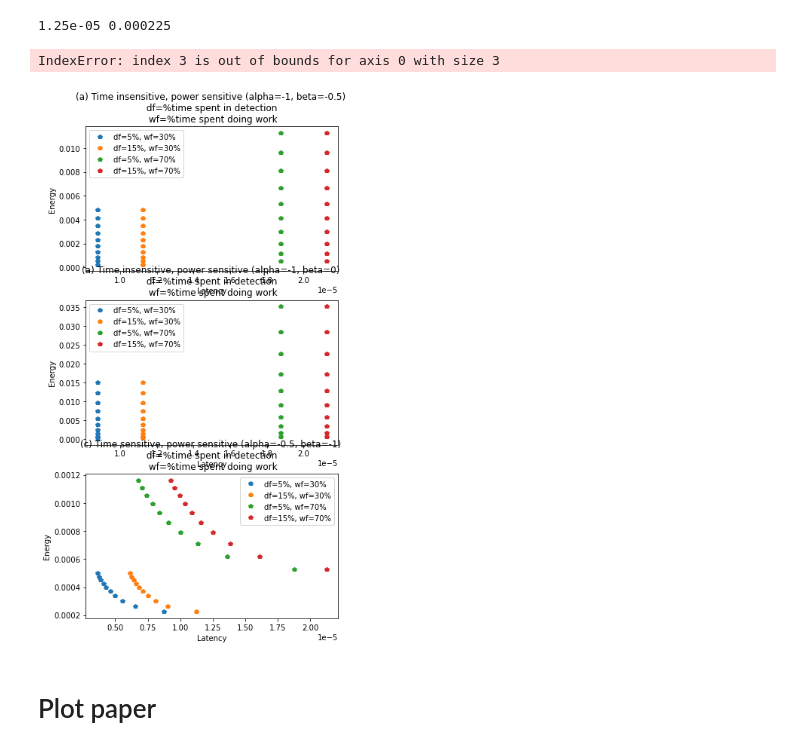
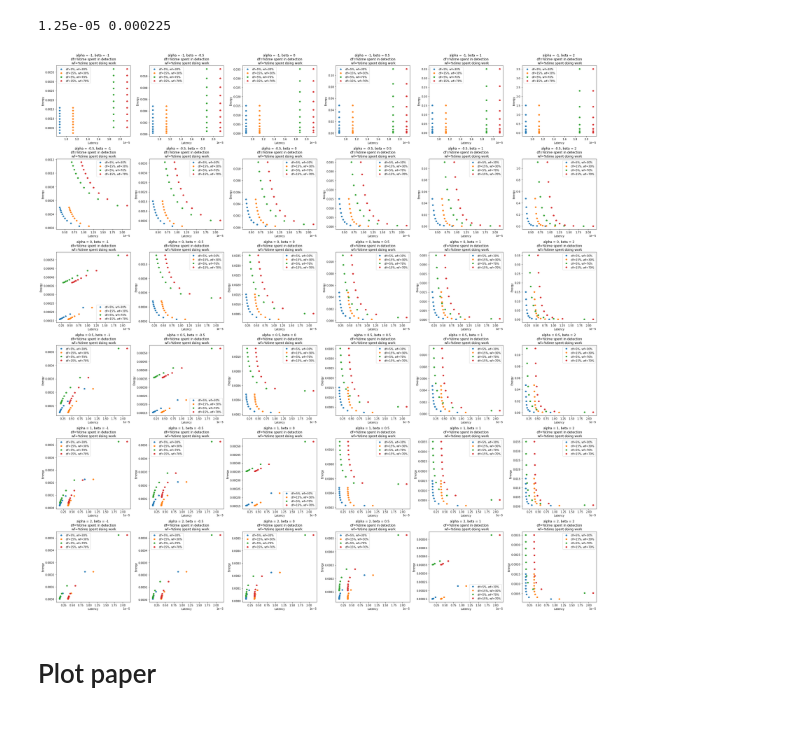
Before and after one commit to awadyn/nic-tuning-experiments, a Jupyter notebook: analysis/Simple models.ipynb, the cells around one changed output. Drawn from its saved outputs; the diff is of its cells as text; code cells hidden in the pictures.

```diff
--- a/analysis/Simple models.ipynb
+++ b/analysis/Simple models.ipynb
@@ -245,7 +245,7 @@ print(t_latency, energy)
 1.25e-05 0.000225
 # %%
 #plot energy vs latency and sweep itr, dvfs for each plot
-def make_plot(ax, itr_frac, dvfs, max_busy_frac = 0.2, alpha = 0, beta = 0):
+def make_plot(ax, itr_frac, dvfs, max_busy_frac = 0.2, alpha = 0, beta = 0, include_desc=True):
     t_latency, energy = get_time_energy(itr_frac, max_busy_frac, dvfs, alpha, beta)
 
     ax.plot(t_latency, energy, 'p', label=f'df={100*itr_frac:.0f}%, wf={100*max_busy_frac:.0f}%')
@@ -266,32 +266,30 @@ def make_plot(ax, itr_frac, dvfs, max_busy_frac = 0.2, alpha = 0, beta = 0):
     ax.set_xlabel("Latency")
     ax.set_ylabel("Energy")
     #ax.set_title(f'time exponent = {1+alpha}, power exponent = {2+beta} \n df=%time spent in detection \n wf=%time spent doing work')
-    ax.set_title(f'({i}) {desc[i]} (alpha={alpha}, beta={beta}) \n df=%time spent in detection \n wf=%time spent doing work')
+    if include_desc:
+        ax.set_title(f'({i}) {desc[i]} (alpha={alpha}, beta={beta}) \n df=%time spent in detection \n wf=%time spent doing work')
+    else:
+        ax.set_title(f'alpha = {alpha}, beta = {beta} \n df=%time spent in detection \n wf=%time spent doing work')
     ax.legend()
 # %%
-alpha_range = [-1, -0.5, -0.1] #, 0] #, 0, 0.5, 1, 2]
-beta_range = [-1, -0.5, 0] #, 0, 0.5, 1, 2]
+alpha_range = [-1, -0.5, 0, 0.5, 1, 2]
+beta_range = [-1, -0.5, 0, 0.5, 1, 2]
 
-#plt.rcParams['figure.figsize'] = (15.0, 12.0)
-plt.rcParams['figure.figsize'] = (6.0, 12.0)
-#fig, ax_list = plt.subplots(nrows = len(alpha_range), ncols=len(beta_range))
-fig, ax_list = plt.subplots(nrows = 3)
+plt.rcParams['figure.figsize'] = (5*len(alpha_range), 5*len(beta_range))
+fig, ax_list = plt.subplots(nrows = len(alpha_range), ncols=len(beta_range))
+#fig, ax_list = plt.subplots(nrows = 3)
 
 counter = 0
 for idx_alpha, alpha in enumerate(alpha_range):
     for idx_beta, beta in enumerate(beta_range):
-        if idx_alpha==0 and idx_beta==0:
-            continue
         for itr_frac, max_busy_frac in [(0.05, 0.3), (0.15, 0.3), (0.05, 0.7), (0.15, 0.7)]:
-            #make_plot(ax_list[idx_alpha, idx_beta], itr_frac=itr_frac, dvfs=np.arange(1, 11), max_busy_frac=max_busy_frac, alpha=alpha, beta=beta)
-            make_plot(ax_list[counter], itr_frac=itr_frac, dvfs=np.arange(1, 11), max_busy_frac=max_busy_frac, alpha=alpha, beta=beta)
+            make_plot(ax_list[idx_alpha, idx_beta], itr_frac=itr_frac, dvfs=np.arange(1, 11), max_busy_frac=max_busy_frac, alpha=alpha, beta=beta, include_desc=False)
         counter += 1
 plt.tight_layout()
 
-plt.savefig('model_plots.png')
+plt.savefig('full_model_plots.png')
 # %% [output]
-IndexError: index 3 is out of bounds for axis 0 with size 3
-[figure, old version]
+[figure, new version]
 # %% [markdown]
 # Plot paper
 # %%
```
